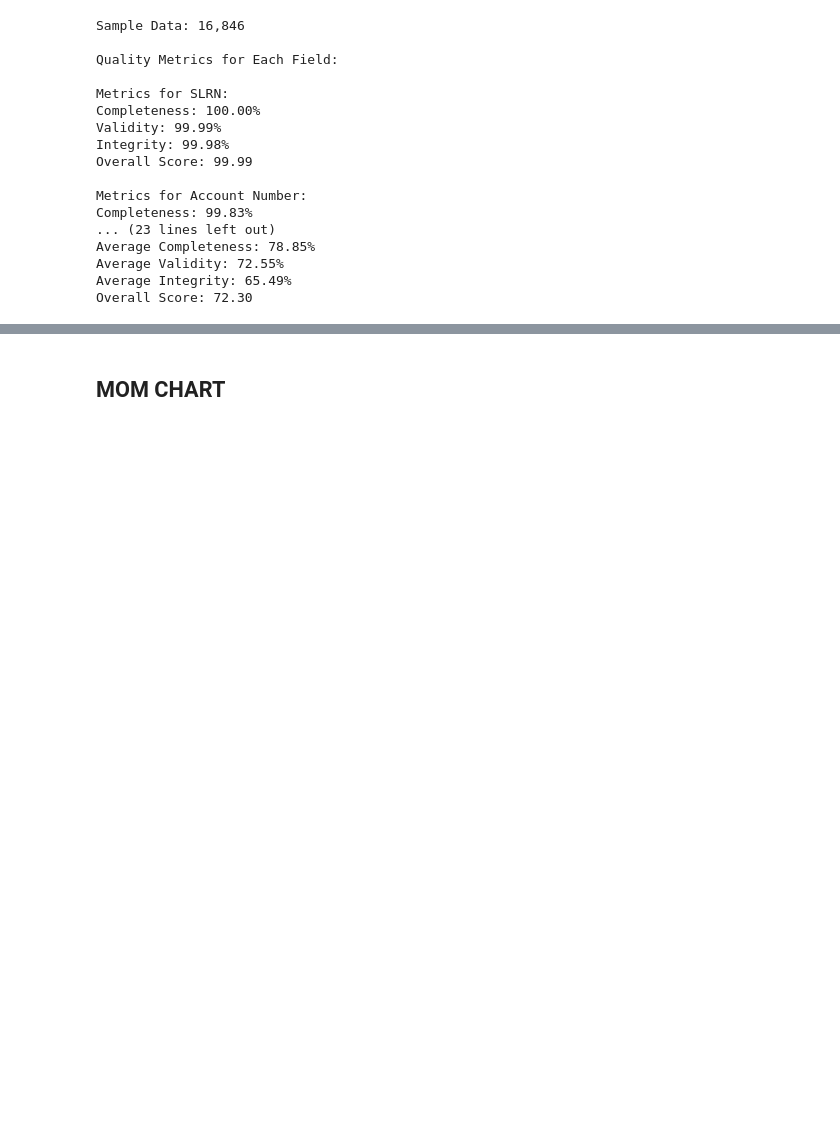
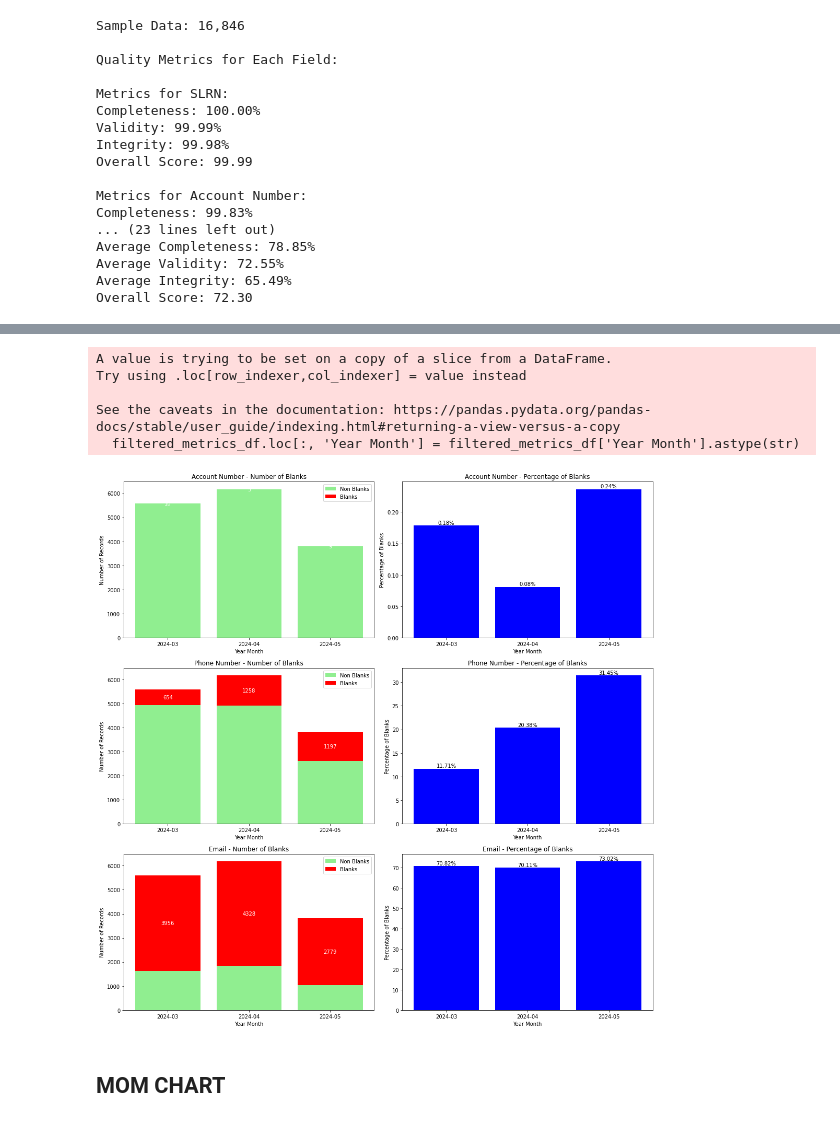
Before and after one commit to adeleyemosh/data-quality-analysis, a Jupyter notebook: yedc_analysis.ipynb, the cells around one changed output, grey strips where cells are left out. Saved outputs shown, nothing was run; the diff lists cells and outputs as text; code cells hidden in the pictures; blank space fills up the shorter version.

Commit message:
Added blank metric calculation

```diff
--- a/yedc_analysis.ipynb
+++ b/yedc_analysis.ipynb
@@ -131,3 +132,9 @@ mom_overall_score_fil = mom_overall_score_fil.sort_values(by='year_month', ascen
 mom_overall_score_fil = mom_overall_score_fil.drop_duplicates(subset=['Year Month'])
 
 mom_overall_score_fil = pd.merge(mom_overall_score_fil, unique_meter_count_df, on='Year Month', how='left')
+# %%
+key_fields = ['Account Number', 'Phone Number', 'Email']
+
+blank_metrics_df = calculate_blank_metrics(df, key_fields)
+
+blank_metrics_df
@@ -134,3 +158,53 @@ mom_overall_score_fil = pd.merge(mom_overall_score_fil, unique_meter_count_df, o
+# %%
+# Filter the last 3 months of data
+plot_data = blank_metrics_df.copy()
+last_3_months = plot_data['Year Month'].unique()[-3:]
+filtered_metrics_df = plot_data[plot_data['Year Month'].isin(last_3_months)]
+
+# Convert 'Year Month' to string for plotting
+filtered_metrics_df.loc[:, 'Year Month'] = filtered_metrics_df['Year Month'].astype(str)
+
+# Plotting the data
+fig, axes = plt.subplots(3, 2, figsize=(15, 15))
+
+fields = ['Account Number', 'Phone Number', 'Email']
+for i, field in enumerate(fields):
+    field_data = filtered_metrics_df[filtered_metrics_df['Field'] == field]
+
+    # Plot number of blanks as 100% stacked column chart
+    total_records = field_data['Total Records']
+    blanks = field_data['Blanks']
+    non_blanks = total_records - blanks
+
+    bars_non_blanks = axes[i, 0].bar(field_data['Year Month'], non_blanks, label='Non Blanks', color='lightgreen')
+    bars_blanks = axes[i, 0].bar(field_data['Year Month'], blanks, bottom=non_blanks, label='Blanks', color='red')
+
+    axes[i, 0].set_title(f'{field} - Number of Blanks')
+    axes[i, 0].set_xlabel('Year Month')
+    axes[i, 0].set_ylabel('Number of Records')
+    axes[i, 0].legend()
+
+    for bar in bars_blanks:
+        height = bar.get_height()
+        axes[i, 0].text(bar.get_x() + bar.get_width() / 2, bar.get_y() + height / 2, f'{int(height)}', ha='center', va='center', color='white')
+
+    # Plot percentage of blanks
+    axes[i, 1].bar(field_data['Year Month'], field_data['Blank Percentage'], color='blue')
+    axes[i, 1].set_title(f'{field} - Percentage of Blanks')
+    axes[i, 1].set_xlabel('Year Month')
+    axes[i, 1].set_ylabel('Percentage of Blanks')
+    for x, y in zip(field_data['Year Month'], field_data['Blank Percentage']):
+        axes[i, 1].text(x, y, f'{y:.2f}%', ha='center', va='bottom')
+
+plt.tight_layout()
+plt.show()
+# %% [output]
+A value is trying to be set on a copy of a slice from a DataFrame.
+Try using .loc[row_indexer,col_indexer] = value instead
+
+See the caveats in the documentation: https://pandas.pydata.org/pandas-docs/stable/user_guide/indexing.html#returning-a-view-versus-a-copy
+  filtered_metrics_df.loc[:, 'Year Month'] = filtered_metrics_df['Year Month'].astype(str)
+[figure, added]
 # %% [markdown]
 ## MOM CHART
 # %%
```
Also changed, not shown: parts of 2 cells of this notebook, 1 other file.
